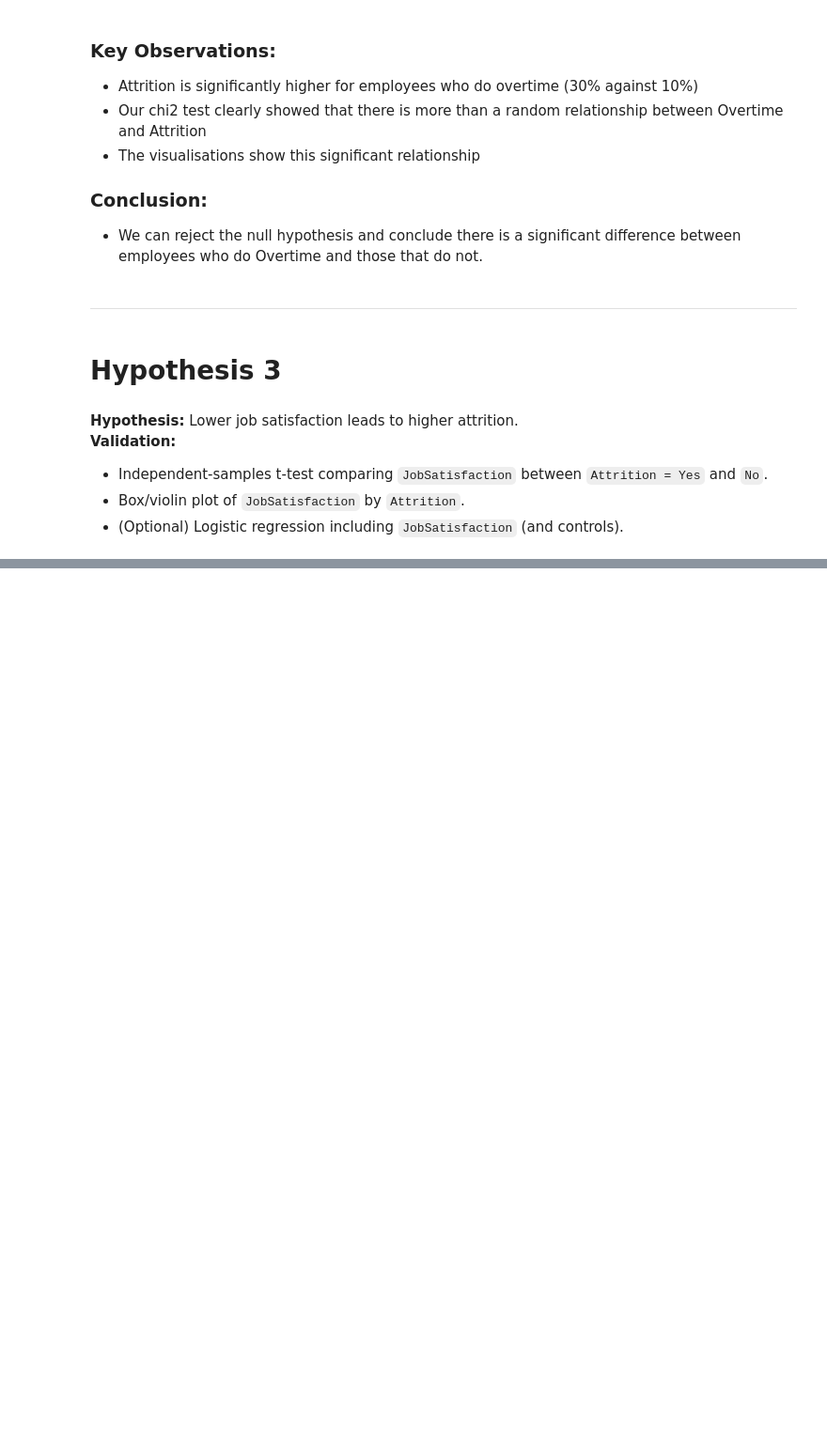
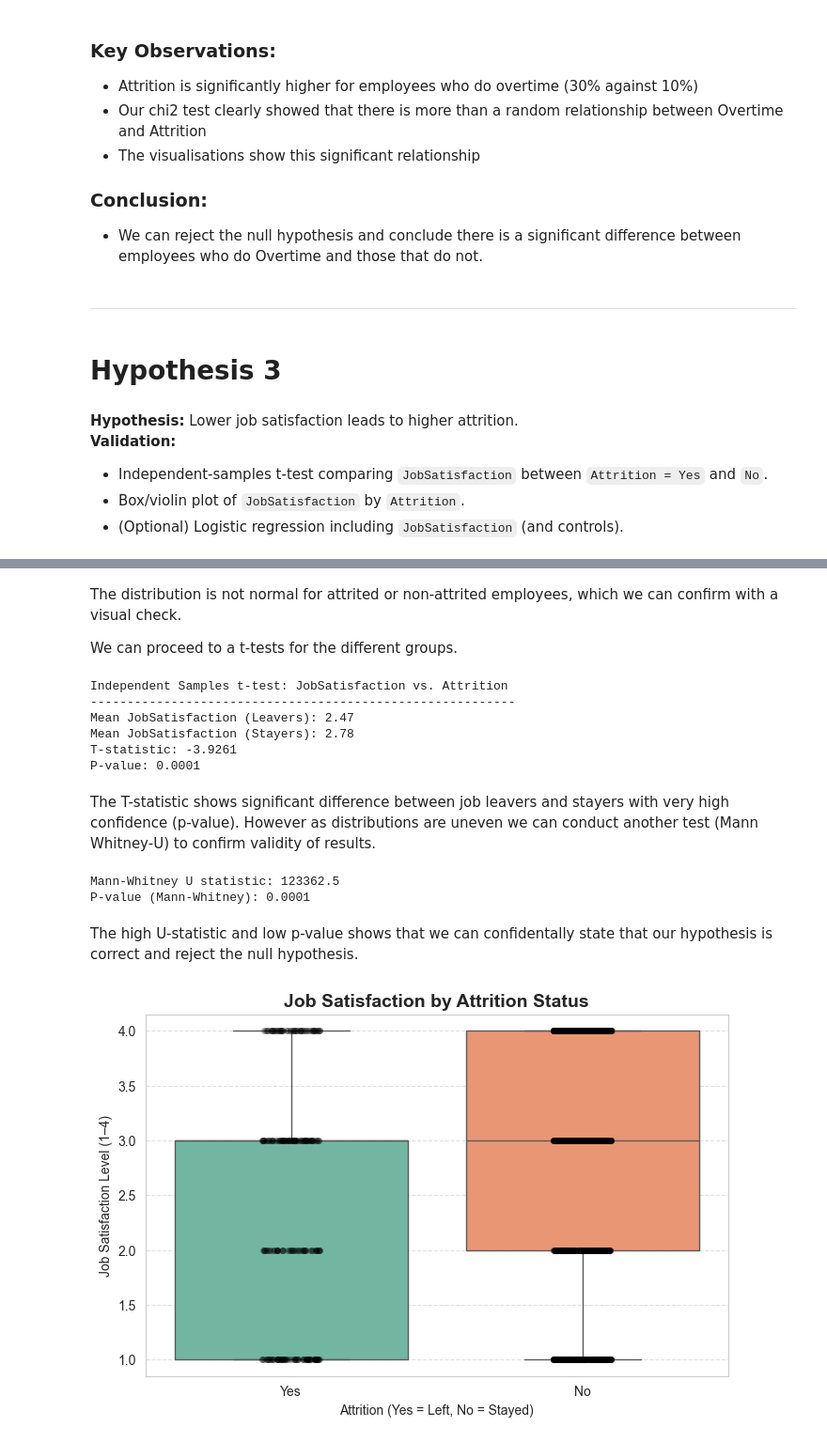
Before and after one commit to RanaAlaaTahon/employee-turnover-prediction, a Jupyter notebook: jupyter_notebooks/Data_Visualisation_Mike.ipynb, the cells around one changed output, grey strips where cells are left out. Shown at 94% size. Cells and saved outputs as stored; diff of their text form; code cells hidden in the pictures; blank space fills up the shorter version.

Commit message:
Completed statistical tests and visuals for hypothesis 3

```diff
--- a/jupyter_notebooks/Data_Visualisation_Mike.ipynb
+++ b/jupyter_notebooks/Data_Visualisation_Mike.ipynb
@@ -205,0 +237,74 @@ attrition_rates
+# %% [markdown]
+The distribution is not normal for attrited or non-attrited employees, which we can confirm with a visual check.
+
+We can proceed to a t-tests for the different groups.
+# %%
+##t-test for JobSatisfaction and Attrition
+#import t-test function
+from scipy.stats import ttest_ind
+# Split JobSatisfaction scores by attrition group
+leavers = df.loc[df["Attrition_encoded"] == 1, "JobSatisfaction"].dropna()
+stayers = df.loc[df["Attrition_encoded"] == 0, "JobSatisfaction"].dropna()
+
+# Perform independent t-test
+t_stat, p_val = ttest_ind(leavers, stayers, equal_var=False)  # Welch’s t-test (unequal variances)
+
+# Print summary
+print("Independent Samples t-test: JobSatisfaction vs. Attrition")
+print("----------------------------------------------------------")
+print(f"Mean JobSatisfaction (Leavers): {leavers.mean():.2f}")
+print(f"Mean JobSatisfaction (Stayers): {stayers.mean():.2f}")
+print(f"T-statistic: {t_stat:.4f}")
+print(f"P-value: {p_val:.4f}")
+# %% [output]
+Independent Samples t-test: JobSatisfaction vs. Attrition
+----------------------------------------------------------
+Mean JobSatisfaction (Leavers): 2.47
+Mean JobSatisfaction (Stayers): 2.78
+T-statistic: -3.9261
+P-value: 0.0001
+# %% [markdown]
+The T-statistic shows significant difference between job leavers and stayers with very high confidence (p-value). However as distributions are uneven we can conduct another test (Mann Whitney-U) to confirm validity of results.
+# %%
+#mann-whitney u test
+from scipy.stats import mannwhitneyu
+u_stat, p_val_mw = mannwhitneyu(leavers, stayers, alternative='two-sided')
+print(f"Mann-Whitney U statistic: {u_stat}")
+print(f"P-value (Mann-Whitney): {p_val_mw:.4f}")
+# %% [output]
+Mann-Whitney U statistic: 123362.5
+P-value (Mann-Whitney): 0.0001
+# %% [markdown]
+The high U-statistic and low p-value shows that we can confidentally state that our hypothesis is correct and reject the null hypothesis.
+# %%
+import seaborn as sns
+import matplotlib.pyplot as plt
+
+# Optional: Make sure Attrition is categorical for clear axis labels
+df["Attrition"] = df["Attrition"].map({1: "Yes", 0: "No"}) if df["Attrition"].dtype != 'O' else df["Attrition"]
+
+plt.figure(figsize=(8, 5))
+sns.boxplot(
+    data=df,
+    x="Attrition",
+    y="JobSatisfaction",
+    palette="Set2"
+)
+
+# Add jittered individual points (optional, for more detail)
+sns.stripplot(
+    data=df,
+    x="Attrition",
+    y="JobSatisfaction",
+    color="black",
+    alpha=0.3,
+    jitter=True
+)
+
+plt.title("Job Satisfaction by Attrition Status", fontsize=14, fontweight="bold")
+plt.xlabel("Attrition (Yes = Left, No = Stayed)")
+plt.ylabel("Job Satisfaction Level (1–4)")
+plt.grid(axis="y", linestyle="--", alpha=0.6)
+plt.show()
+# %% [output]
+[figure, added]
```
Also changed, not shown: parts of 9 cells of this notebook.
